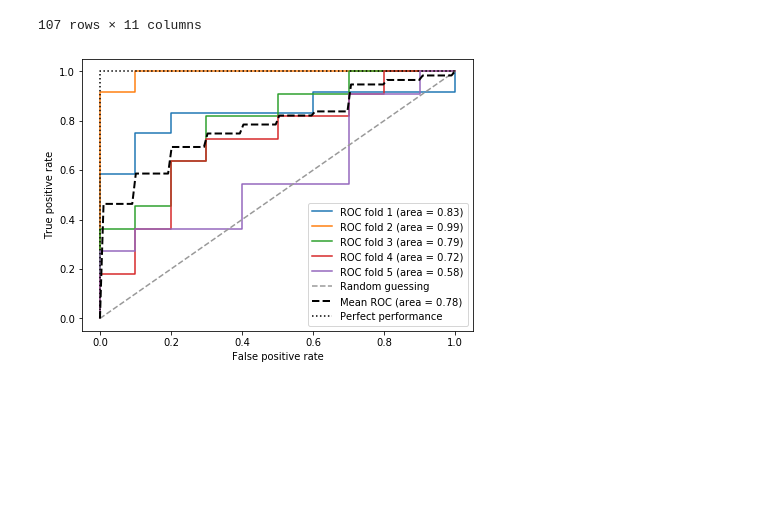
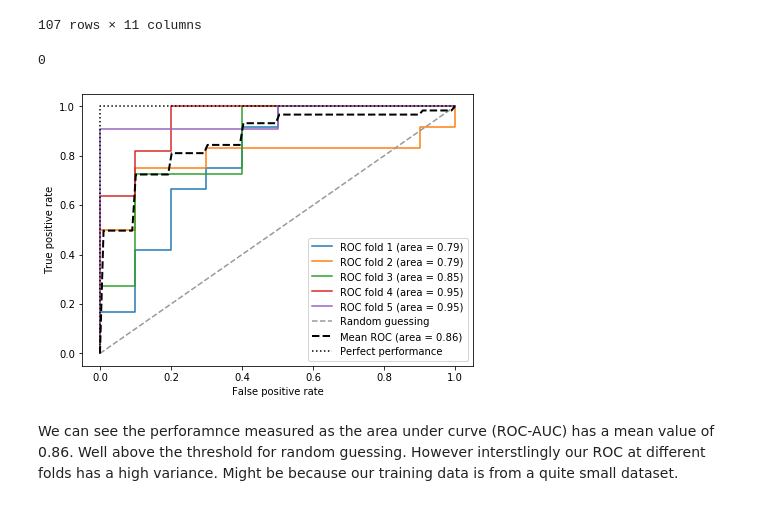
Before and after one commit to anderhos/Applied-Machine-Learning, a Jupyter notebook: ca4/ca4-notebook.ipynb, the cells around one changed output. Saved outputs shown, nothing was run; the diff lists cells and outputs as text; code cells hidden in the pictures; blank space fills up the shorter version.

```diff
--- a/ca4/ca4-notebook.ipynb
+++ b/ca4/ca4-notebook.ipynb
@@ -789,6 +789,10 @@ num_vars = 9
 y_train2 = df2class.iloc[:, -1].values
 # assign feature to variable X
 X_train2 = df2class.iloc[:, 0:num_vars].values
+# %%
+y_train2[55]
+# %% [output]
+0
 # %%
 from sklearn.metrics import roc_curve, auc
 from sklearn.metrics import roc_auc_score
@@ -811,7 +815,11 @@ X_train2 = df2class.iloc[:, 0:num_vars].values
 
 # List of indices in training and test data
 # for different splits
-cv = list(StratifiedKFold(n_splits=5).split(X_train2,
+# Shuffle within each class before splitting to mix
+# type 1 and type 3
+cv = list(StratifiedKFold(n_splits=5,
+                          shuffle=True,
+                          random_state=1).split(X_train2,
                                             y_train2))
 
 fig = plt.figure(figsize=(7, 5))
@@ -832,31 +840,33 @@ for i, (train, test) in enumerate(cv):
     mean_tpr += np.interp(mean_fpr, fpr, tpr)
     mean_tpr[0] = 0.0
     roc_auc = auc(fpr, tpr)
     plt.plot(fpr,
              tpr,
              label='ROC fold %d (area = %0.2f)'
              % (i+1, roc_auc))
 plt.plot([0, 1],
          [0, 1],
          linestyle='--',
          color=(0.6, 0.6, 0.6),
          label='Random guessing')
 
 mean_tpr /= len(cv)
 mean_tpr[-1] = 1.0
 mean_auc = auc(mean_fpr, mean_tpr)
 plt.plot(mean_fpr, mean_tpr, 'k--',
          label='Mean ROC (area = %0.2f)' % mean_auc, lw=2)
 plt.plot([0, 0, 1],
          [0, 1, 1],
          linestyle=':',
          color='black',
          label='Perfect performance')
 plt.xlim([-0.05, 1.05])
 plt.ylim([-0.05, 1.05])
 plt.xlabel('False positive rate')
 plt.ylabel('True positive rate')
 plt.legend(loc='lower right')
 plt.show()
 # %% [output]
-[figure, old version]
+[figure, new version]
+# %% [markdown]
+We can see the perforamnce measured as the area under curve (ROC-AUC) has a mean value of 0.86. Well above the threshold for random guessing. However interstlingly our ROC at different folds has a high variance. Might be because our training data is from a quite small dataset.
```
